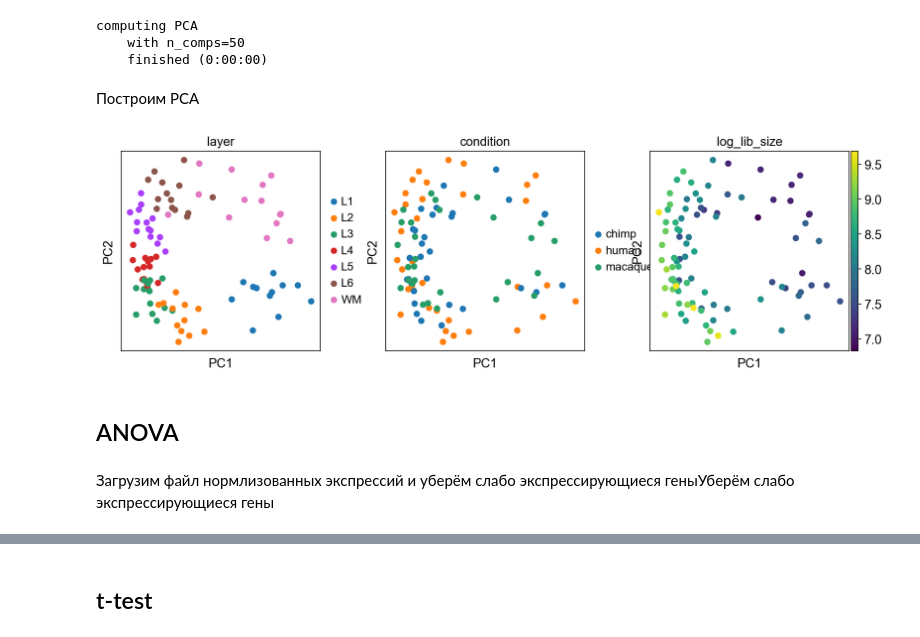
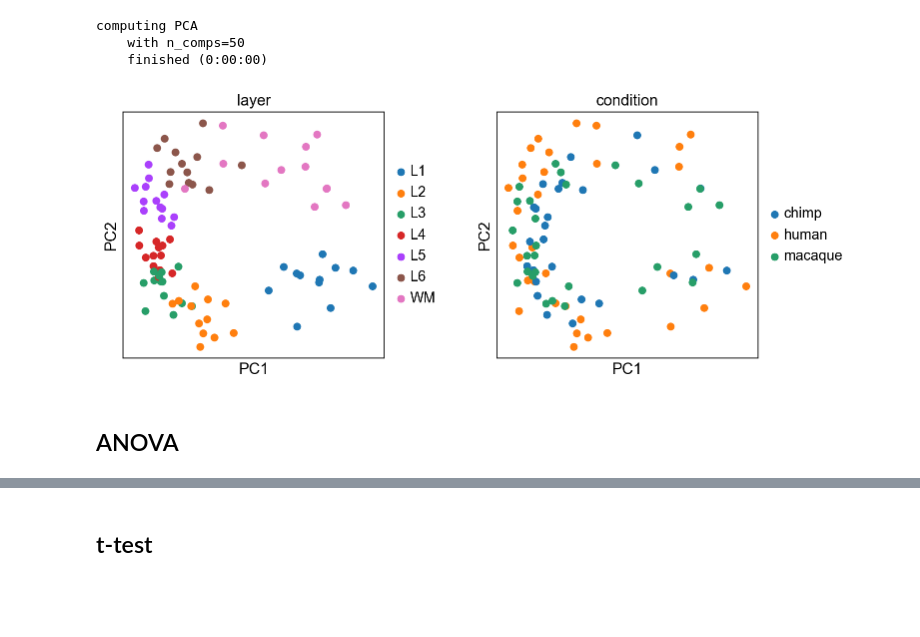
Before and after one commit to Claptar/spatialMPFC, a Jupyter notebook: DE/mammals/ANOVA_zscore/ANOVA_zsore.ipynb, the cells around one changed output, grey strips where cells are left out. Saved outputs shown, nothing was run; the diff lists cells and outputs as text; code cells hidden in the pictures; blank space fills up the shorter version.

```diff
--- a/DE/mammals/ANOVA_zscore/ANOVA_zsore.ipynb
+++ b/DE/mammals/ANOVA_zscore/ANOVA_zsore.ipynb
@@ -59,0 +61,3 @@ AnnData object with n_obs × n_vars = 94 × 15585
+# %%
+adata_pb = adata_pb[adata_pb.obs.sample_id != 'chimp_13302'].copy()
+adata_pb
@@ -113,14 +134,10 @@ computing PCA
 adata_norm.write_h5ad('../../../data/pseudobulks/pb_mamm_sample_zscore_filtered.h5ad')
-# %% [markdown]
-Построим PCA
 # %%
-sc.pl.pca(adata_norm, color=['layer', 'condition', 'log_lib_size'], size=200, ncols=3)
+sc.pl.pca(adata_norm, color=['layer', 'condition'], size=200, ncols=3, wspace=0.3)
 # %% [output]
-[figure, old version]
+[figure, new version]
 # %% [markdown]
 ## ANOVA
-# %% [markdown]
-Загрузим файл нормлизованных экспрессий и уберём слабо экспрессирующиеся геныУберём слабо экспрессирующиеся гены
 # %%
 file_name = 'pb_mamm_sample_zscore_filtered.h5ad'
 adata = sc.read_h5ad(dir_path + file_name)
```
Also changed, not shown: parts of 34 cells of this notebook.
